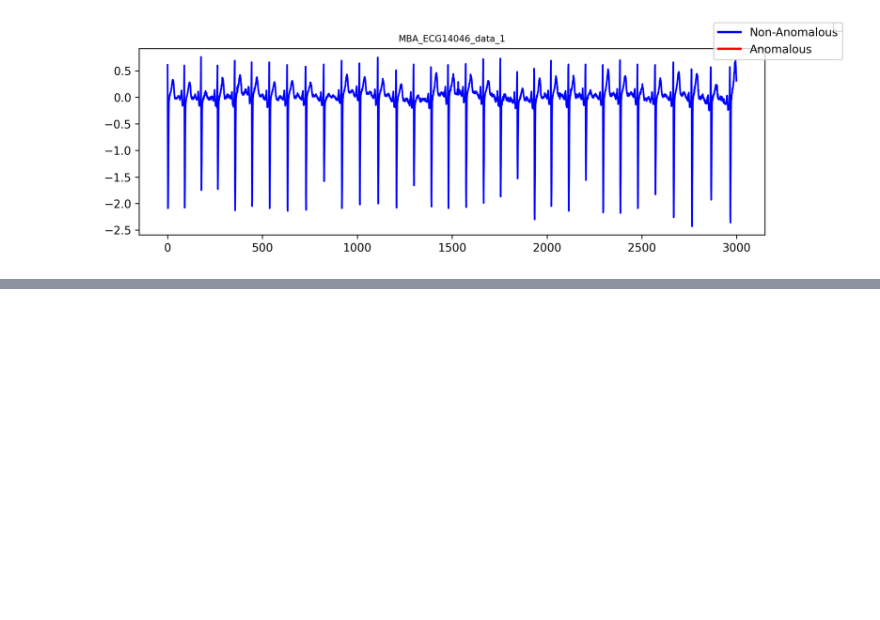
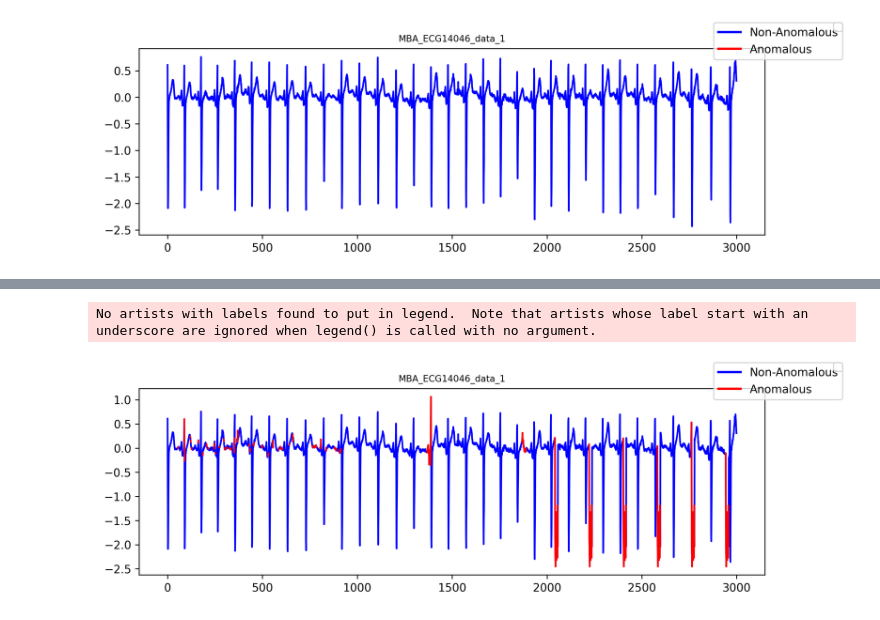
Before and after one commit to mac-dsl/AnomalyDriftDetection, a Jupyter notebook: util/interval_demo.ipynb, the cells around one changed output, grey strips where cells are left out. Cells and saved outputs as stored; diff of their text form; code cells hidden in the pictures; blank space fills up the shorter version.

Commit message:
formatted jupyter notebook anomaly_injection_demo to make it more understandable for audience

```diff
--- a/util/interval_demo.ipynb
+++ b/util/interval_demo.ipynb
@@ -36,8 +41,10 @@ ECGtestanomalies = createAnomalyIntervals(ECGtest)
 # %%
+# CREATING POINT ANOMALY MODULES
+
 # creating point anomaly module with uniform distribution of values
-pDistAnom1 = PointAnomaly(0.05, distribution='uniform', num_values=100, lowerbound=-1, upperbound=1)
+pPointAnom1 = PointAnomaly(0.05, distribution='uniform', num_values=100, lowerbound=-1, upperbound=1)
 # creating point anomaly module with gaussian distribution of values
-pDistAnom2 = PointAnomaly(0.05, distribution='gaussian', mu=1, std=0.5, num_values=20)
+pPointAnom2 = PointAnomaly(0.05, distribution='gaussian', mu=1, std=0.5, num_values=20)
 # creating point anomaly module with skew distribution of values
-pDistAnom3 = PointAnomaly(0.002, distribution='skew', upperbound=2, skew=0.1)
+pPointAnom3 = PointAnomaly(0.002, distribution='skew', upperbound=2, skew=0.1)
 # %%
@@ -54,7 +67 @@ pSeqAnom2 = SequentialAnomaly(0.05, 0.5,1, length=30)
 pSeqAnom3 = SequentialAnomaly(0.1, 0.1,1, length=50)
-# %%
-#IMPORTANT NOTE: gap size cannot exceed 1/2 interval size (no anomalies will be injected as interval size will be nonexistent)
-ECGtestanomalies.create_intervals(3,100)
-# add drift modules here corresponding to intervals
-ECGtestanomalies.add_anomalies(pDistAnom1, pSeqAnom2, pSeqAnom3)
-ECGtest.plot()
@@ -87,3 +71,10 @@ print(ECGtest.anomaly_intervals)
+# %%
+# add anomaly modules here corresponding to each interval created
+ECGtestanomalies.add_anomalies(pPointAnom1, pCollAnom2, pSeqAnom1)
+ECGtest.plot()
+# %% [output]
+No artists with labels found to put in legend.  Note that artists whose label start with an underscore are ignored when legend() is called with no argument.
+[figure, added]
 # %%
 ECGtest.plot(start=50, end=950)
 # %% [output]
```
Also changed, not shown: parts of 17 cells of this notebook.
